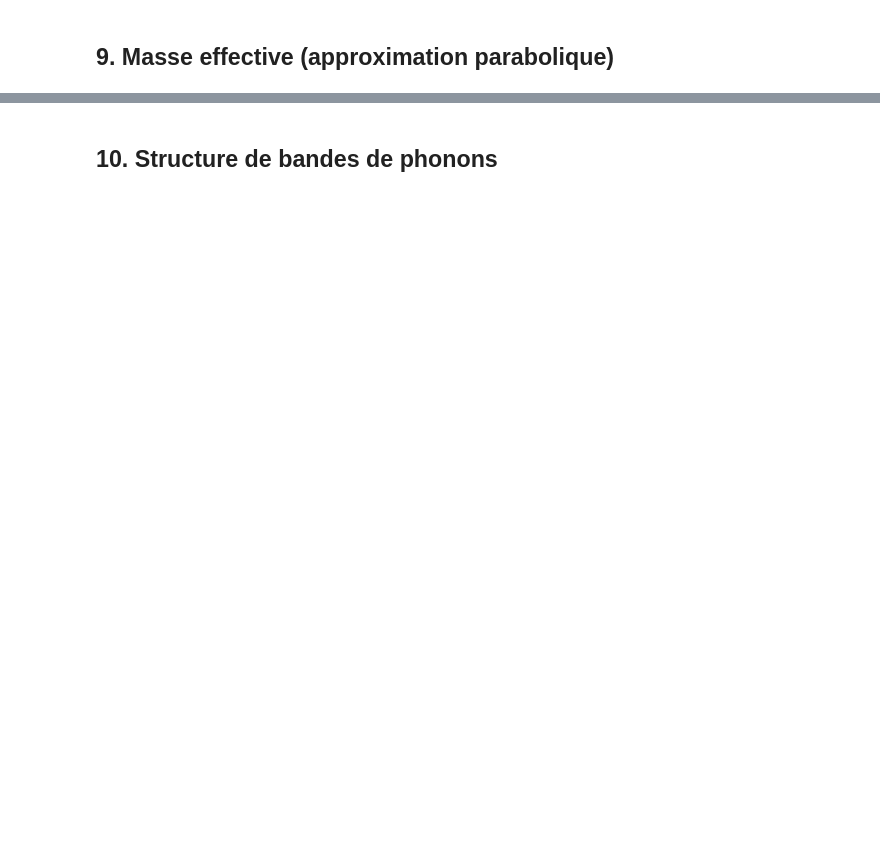
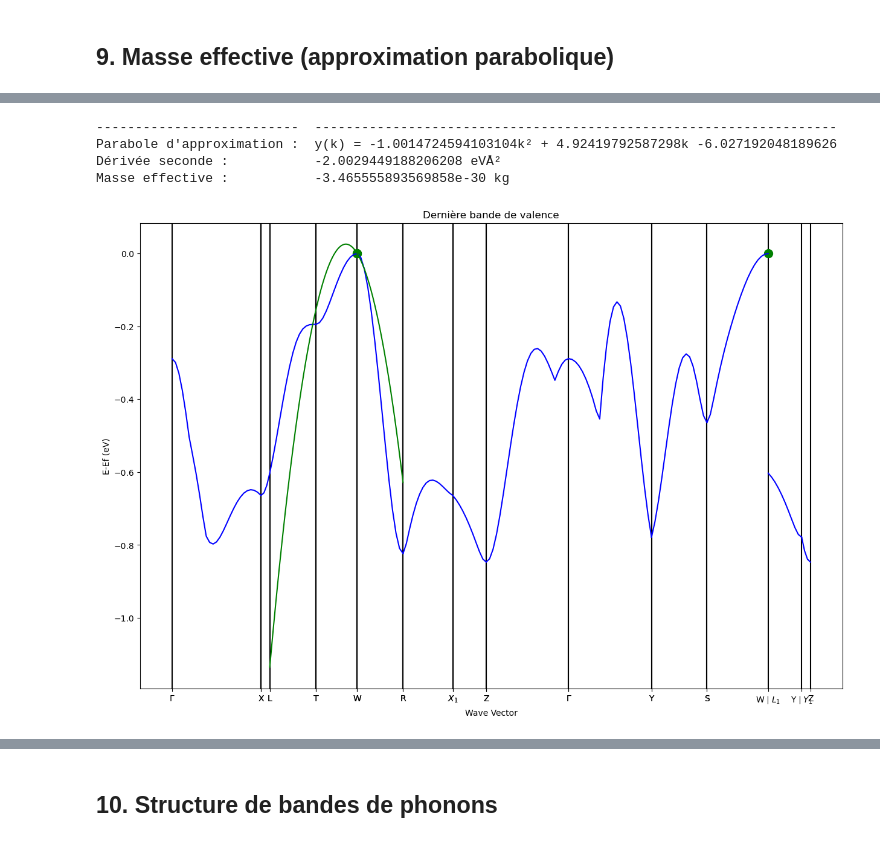
Before and after one commit to yousyou/Projet-LMAPR1492, a Jupyter notebook: notebook_materiaux.ipynb, the cells around one changed output, grey strips where cells are left out. Saved outputs shown, nothing was run; the diff lists cells and outputs as text; code cells hidden in the pictures; blank space fills up the shorter version.

```diff
--- a/notebook_materiaux.ipynb
+++ b/notebook_materiaux.ipynb
@@ -662,53 +699,48 @@ plt.show()
 # constantes importantes
 hbar2 = ((6.62607004*10**(-34))/(2*np.pi))**2
 electronvolt = 1.602176634*10**(-19)
 angstrom = 10**(-10)
 
 #plot de la dernière bande de valence et des VBM
 fig,ax = plt.subplots(1,1,figsize=[15,10])
 for i in range(len(distance)):
     plt.axvline(distance[i],0,color="black")
 for i in range(len(vbm_points)):
     (a,b) = vbm_points[i]
     plt.plot(a,b,'og',markersize=10)
 for i in range(len(distances)):
     plt.plot(distances[i],energy['1'][i][vbm_idx],'b')
 ax.set_xticks(distance)
 ax.set_xticklabels(labels)
 ax.set_xlabel('Wave Vector')
 ax.set_ylabel('E-Ef (eV)')
 plt.title('Dernière bande de valence')
 
 #calcul de la parabole d'approximation aux alentours du VBM
 # On cherche le segment contenant le VBM
-vbm_k = vbm_points[0][0]  # position k du VBM
-vbm_seg = 0
-for i in range(len(distances)):
-    if distances[i][0] <= vbm_k <= distances[i][-1]:
-        vbm_seg = i
-        break
+N = 5  # nombre de points de chaque côté, ajustable
 
-seg_prev = max(0, vbm_seg - 1)
-seg_next = min(len(distances)-1, vbm_seg + 1)
+k_fit = np.concatenate([distances[3][-N:], distances[4][:N]])
+e_fit = np.concatenate([energy['1'][3][vbm_idx][-N:], energy['1'][4][vbm_idx][:N]])
 
-ks = np.zeros(3)
-es = np.zeros(3)
-(ks[1],es[1]) = vbm_points[0]
-(ks[0],es[0]) = (distances[seg_prev][-2], energy['1'][seg_prev][vbm_idx][-2])
-(ks[2],es[2]) = (distances[seg_next][2],  energy['1'][seg_next][vbm_idx][2])
-a = np.polyfit(ks,es,2)
+# Ajustement parabolique local autour du VBM
+a = np.polyfit(k_fit, e_fit, 2)
 
-#affichage des résultats
-# calcul: E(k) approximée par la parabole, E(k) = a[0]k^2 + a[1]k + a[2] donc E''(k) = 2*a[0]
-# Masse effective: m* = ħ² / (d²E/dk²) = ħ² / (2*a[0]) (en eV·Å², à convertir en kg)
 print(tabulate([["Parabole d'approximation : ","y(k) = "+str(a[0])+"k\u00b2 + "+str(a[1])+"k "+str(a[2])],
                 ["Dérivée seconde : ",str(2*a[0])+" eV\u212b\u00b2"],
                 ["Masse effective : ",str(hbar2/(2*a[0]*electronvolt*(angstrom)**2))+" kg"]],
                 headers=["",""]))
 print("\n")
-x = np.linspace(distances[seg_prev][0],distances[seg_next][-1],1000)
-plt.plot(x,np.polyval(a,x),'g')
-plt.show()
+
+# Tracé uniquement sur la région locale autour du VBM
+k_plot = np.linspace(distances[3][-N], distances[4][N], 1000)
+plt.plot(k_plot, np.polyval(a, k_plot), 'g')
+# %% [output]
+--------------------------  -------------------------------------------------------------------
+Parabole d'approximation :  y(k) = -1.0014724594103104k² + 4.92419792587298k -6.027192048189626
+Dérivée seconde :           -2.0029449188206208 eVÅ²
+Masse effective :           -3.465555893569858e-30 kg
+[figure, added]
 # %%
 # print("Tous les points CBM:")
 # for i, pt in enumerate(cbm_points):
```
Also changed, not shown: parts of 24 cells of this notebook.
